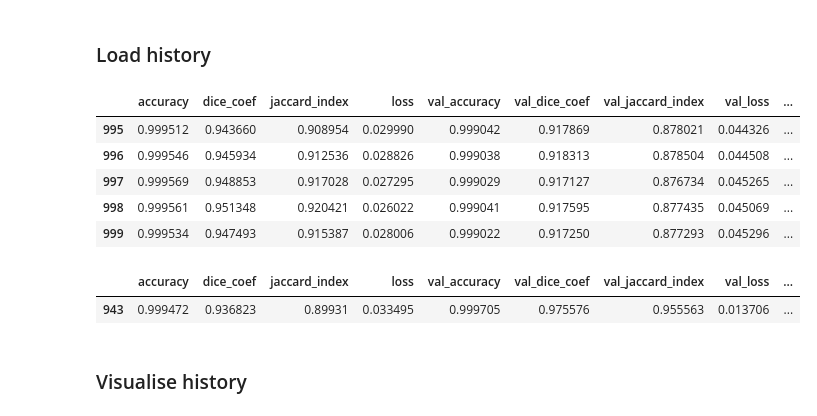
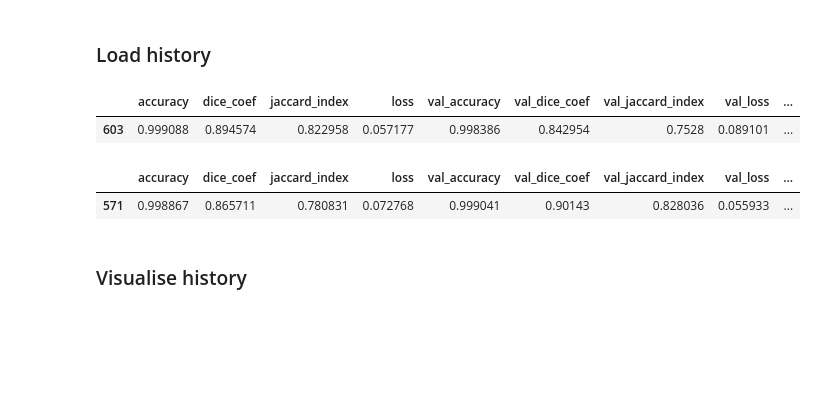
Before and after one commit to we1c0me2s0rapark/UoL-FP, a Jupyter notebook: Result.ipynb, the cells around one changed output. Saved outputs shown, nothing was run; the diff lists cells and outputs as text; code cells hidden in the pictures; blank space fills up the shorter version.

```diff
--- a/Result.ipynb
+++ b/Result.ipynb
@@ -43,21 +53,20 @@ Mass test tensor path: /mnt/c/Users/lejam/Desktop/CBIS-DDSM/manifest-17481227686
 # %% [markdown]
 ### Load history
 # %%
-history_df = pd.read_csv(os.path.join(DATA_ROOT, '9_1000_history.csv'))
+# Load the training history from the CSV file
+history_df = pd.read_csv(os.path.join(DATA_ROOT, 'history.csv'))
 
-history_df.tail()
+# Display the last row of the dataframe to see the final training metrics
+history_df.tail(1)
 # %% [output]
 |  | accuracy | dice_coef | jaccard_index | loss | val_accuracy | val_dice_coef | val_jaccard_index | val_loss | ... |
-| 995 | 0.999512 | 0.943660 | 0.908954 | 0.029990 | 0.999042 | 0.917869 | 0.878021 | 0.044326 | ... |
-| 996 | 0.999546 | 0.945934 | 0.912536 | 0.028826 | 0.999038 | 0.918313 | 0.878504 | 0.044508 | ... |
-| 997 | 0.999569 | 0.948853 | 0.917028 | 0.027295 | 0.999029 | 0.917127 | 0.876734 | 0.045265 | ... |
-| 998 | 0.999561 | 0.951348 | 0.920421 | 0.026022 | 0.999041 | 0.917595 | 0.877435 | 0.045069 | ... |
-| 999 | 0.999534 | 0.947493 | 0.915387 | 0.028006 | 0.999022 | 0.917250 | 0.877293 | 0.045296 | ... |
+| 603 | 0.999088 | 0.894574 | 0.822958 | 0.057177 | 0.998386 | 0.842954 | 0.7528 | 0.089101 | ... |
 # %%
+# Select and display the rows where the validation Dice coefficient or Jaccard index reached their maximum values
 history_df.loc[history_df[['val_dice_coef', 'val_jaccard_index']].idxmax().unique()]
 # %% [output]
 |  | accuracy | dice_coef | jaccard_index | loss | val_accuracy | val_dice_coef | val_jaccard_index | val_loss | ... |
-| 943 | 0.999472 | 0.936823 | 0.89931 | 0.033495 | 0.999705 | 0.975576 | 0.955563 | 0.013706 | ... |
+| 571 | 0.998867 | 0.865711 | 0.780831 | 0.072768 | 0.999041 | 0.90143 | 0.828036 | 0.055933 | ... |
 # %% [markdown]
 ### Visualise history
 # %%
```
Also changed, not shown: parts of 15 cells of this notebook, 1 other file.
